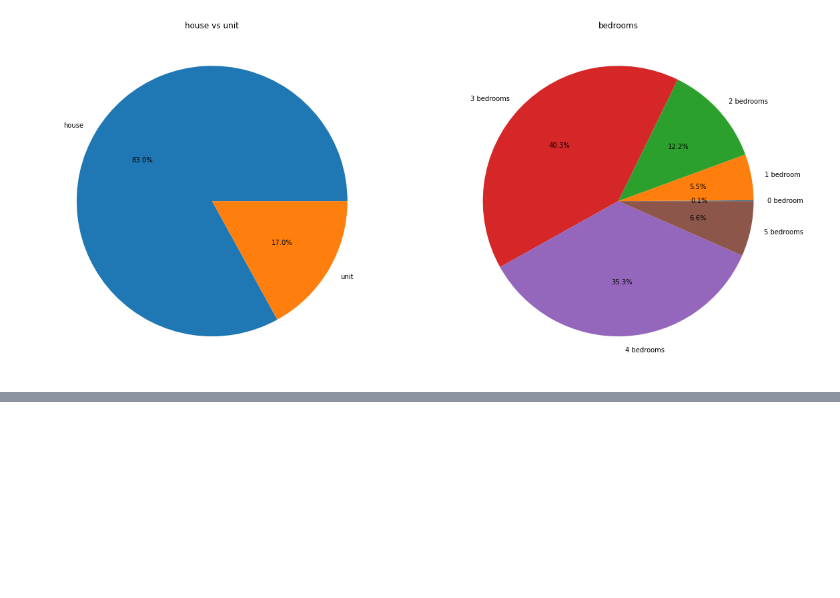
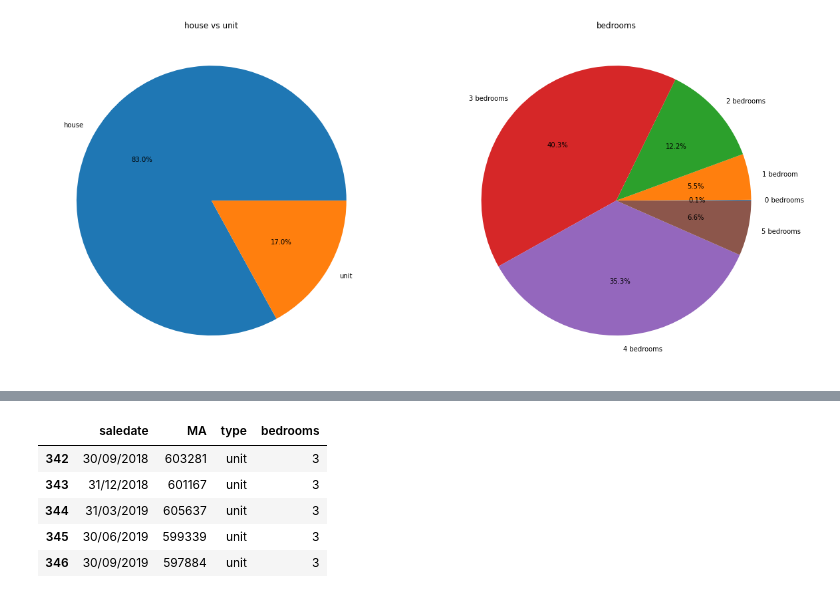
Before and after one commit to zyrwex/house_property_sale_analysis, a Jupyter notebook: main.ipynb, the cells around one changed output, grey strips where cells are left out. Saved outputs shown, nothing was run; the diff lists cells and outputs as text; code cells hidden in the pictures; blank space fills up the shorter version.

```diff
--- a/main.ipynb
+++ b/main.ipynb
@@ -94,0 +120,10 @@ Text(0.5, 1.0, 'bedrooms')
+# %%
+df2 = pd.read_csv('ma_lga_12345.csv')
+df2.head()
+# %% [output]
+|  | saledate | MA | type | bedrooms |
+| 342 | 30/09/2018 | 603281 | unit | 3 |
+| 343 | 31/12/2018 | 601167 | unit | 3 |
+| 344 | 31/03/2019 | 605637 | unit | 3 |
+| 345 | 30/06/2019 | 599339 | unit | 3 |
+| 346 | 30/09/2019 | 597884 | unit | 3 |
```
Also changed, not shown: parts of 13 cells of this notebook.
